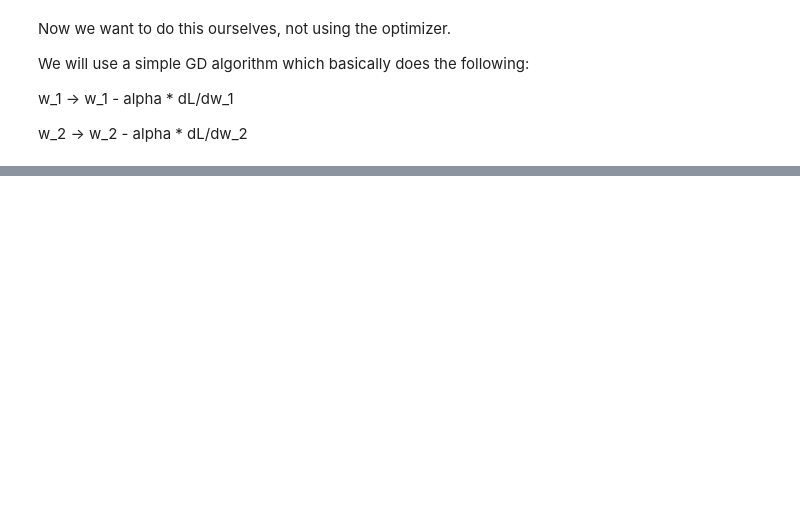
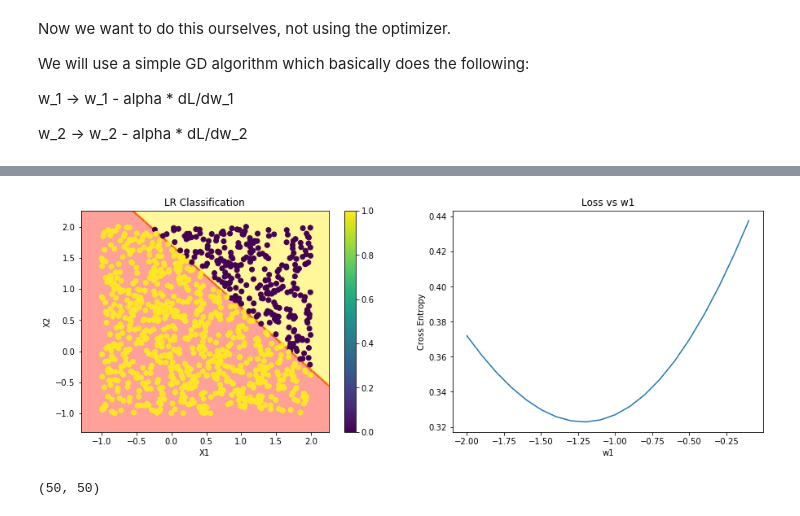
Before and after one commit to sraeisi/Machine_Learning_Physics_Winter20, a Jupyter notebook: Chpt4/NN_Intro.ipynb, the cells around one changed output, grey strips where cells are left out. Saved outputs shown, nothing was run; the diff lists cells and outputs as text; code cells hidden in the pictures; blank space fills up the shorter version.

```diff
--- a/Chpt4/NN_Intro.ipynb
+++ b/Chpt4/NN_Intro.ipynb
@@ -293,0 +497,40 @@ w_2  -> w_2 - alpha * dL/dw_2
+# %%
+n_f = 2
+n_s = 1000   ## We need to have more that one sample if we want the optimization work well.
+ETA = .1  ## the Learning rate
+noise = 10e-8
+
+###Let's test this on the example we did for the AND gate.
+w = np.array([-1, -1]).reshape(1,2)
+b = np.array(1.7).reshape(1,1)
+
+## Now we make the classifier function.
+LR_clf = LR(w,b)
+
+## For some random inputs and the corresponding output
+x = np.random.uniform(-1,2,size=[n_f, n_s])
+y = LR_clf(x) > 0.5
+y = y.astype(int).reshape(-1)
+
+
+##Let's plot the result of this classifier.
+x1_list, x2_list = grid(x[0], x[1], n_points=70)
+X_grid = np.vstack([x1_list.reshape(-1),x2_list.reshape(-1)])
+Y_grid = LR_clf( X_grid ).reshape(x1_list.shape )>0.5
+
+## Let's also take a look at the loss
+w_list_1 = np.arange(-2,0,.1)
+test_w_2, b = -1, 1.7
+test_a = [LR([w1, test_w_2],b)(x) for w1 in w_list_1]
+test_loss = [cross_entropy(y, a, noise) for a in test_a]
+
+fig = plt.figure(figsize=(15,5))
+plt.subplot(121, xlabel = "X1", ylabel = "X2", title = "LR Classification")
+plt.contourf(x1_list, x2_list, Y_grid, alpha=.4, cmap=plt.cm.autumn_r)
+plt.scatter(*x, c=y.reshape(-1))
+plt.colorbar()
+plt.subplot(122, xlabel = "w1", ylabel = "Cross Entropy", title = "Loss vs w1" )
+plt.plot(w_list_1 , test_loss)
+plt.show()
+# %% [output]
+[figure, added]
@@ -293,0 +539,12 @@ w_2  -> w_2 - alpha * dL/dw_2
+# %%
+
+w1_test_list = np.linspace(-3,1)
+w2_test_list = np.linspace(-3,1)
+n_pnts = len(w1_test_list)
+w_test_grid  = np.array([[w1,w2] for w1 in w1_test_list for w2 in w1_test_list])
+b_test = 1.7
+test_a = np.array([LR([w1, w2],b)(x) for w1 , w2 in w_test_grid  ])
+test_loss = np.array([cross_entropy(y, a, noise) for a in test_a]).reshape(n_pnts, n_pnts)
+test_loss.shape
+# %% [output]
+(50, 50)
```
Also changed, not shown: parts of 19 cells of this notebook.
